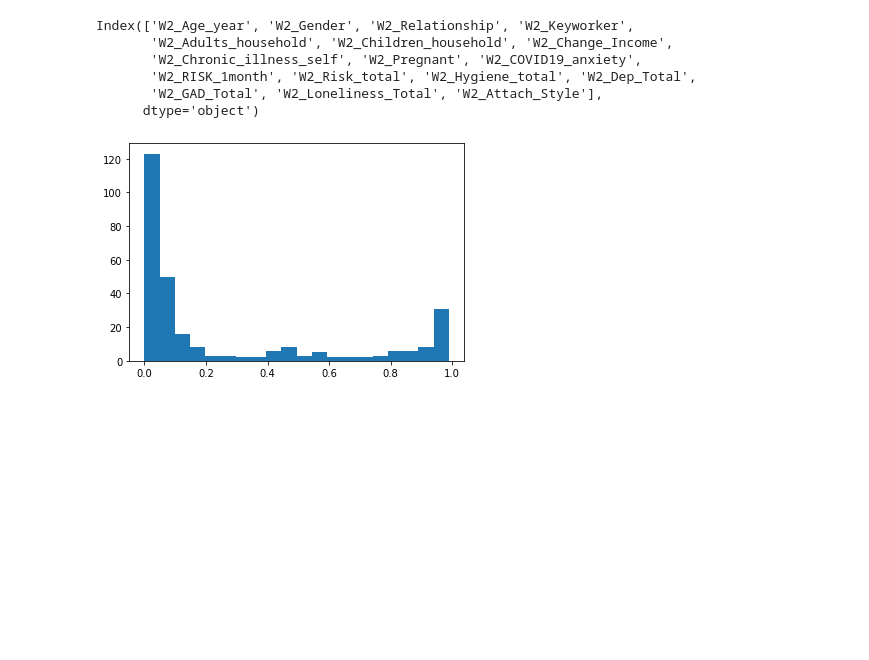
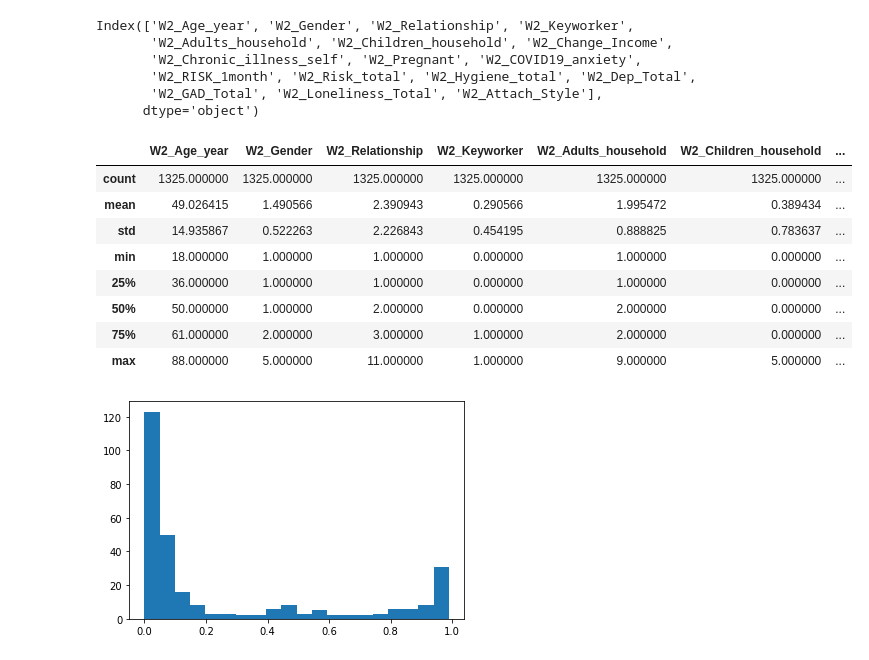
Before and after one commit to matthewvowels1/attachment_COVID, a Jupyter notebook: results_constrained_wave_2_1var_attachment_and_targeted_estimation.ipynb, the cells around one changed output. Saved outputs shown, nothing was run; the diff lists cells and outputs as text; code cells hidden in the pictures; blank space fills up the shorter version.

```diff
--- a/results_constrained_wave_2_1var_attachment_and_targeted_estimation.ipynb
+++ b/results_constrained_wave_2_1var_attachment_and_targeted_estimation.ipynb
@@ -74,33 +74,44 @@ def plot_subbgraph(G, variables, size=(10,8), subgraph_name='name', plot_adj=Fal
 
     if plot_adj:
         # to dense
         cmap = plt.get_cmap('viridis')
         cm = nx.adjacency_matrix(H).todense()
         df_cm = pd.DataFrame(cm, index=variables,
                   columns=variables)
 
         plt.figure(figsize = (23,18))
         sns.heatmap(df_cm, cmap=cmap)
         plt.xlabel('Effects')
         plt.ylabel('Causes')
         name = 'Adjacency Graph w/ Confidence Threshold: {}'.format(threshold)
         plt.title(name)
         plt.savefig('results/' + subgraph_name + '_adj.png', dpi=150)
         plt.show()
 
 
 vars_correct = ['W2_Risk_total', 'W2_Hygiene_total', 'W2_Dep_Total','W2_GAD_Total', 'W2_Loneliness_Total']
 vars_divvo = [10.0, 11.0, 9, 7, 3]
 
 for i, var in enumerate(vars_correct):
     df[var] = df[var] / vars_divvo[i]
+
+df.describe()
 # %% [output]
 Index(['W2_Age_year', 'W2_Gender', 'W2_Relationship', 'W2_Keyworker',
        'W2_Adults_household', 'W2_Children_household', 'W2_Change_Income',
        'W2_Chronic_illness_self', 'W2_Pregnant', 'W2_COVID19_anxiety',
        'W2_RISK_1month', 'W2_Risk_total', 'W2_Hygiene_total', 'W2_Dep_Total',
        'W2_GAD_Total', 'W2_Loneliness_Total', 'W2_Attach_Style'],
       dtype='object')
+|  | W2_Age_year | W2_Gender | W2_Relationship | W2_Keyworker | W2_Adults_household | W2_Children_household | ... |
+| count | 1325.000000 | 1325.000000 | 1325.000000 | 1325.000000 | 1325.000000 | 1325.000000 | ... |
+| mean | 49.026415 | 1.490566 | 2.390943 | 0.290566 | 1.995472 | 0.389434 | ... |
+| std | 14.935867 | 0.522263 | 2.226843 | 0.454195 | 0.888825 | 0.783637 | ... |
+| min | 18.000000 | 1.000000 | 1.000000 | 0.000000 | 1.000000 | 0.000000 | ... |
+| 25% | 36.000000 | 1.000000 | 1.000000 | 0.000000 | 1.000000 | 0.000000 | ... |
+| 50% | 50.000000 | 1.000000 | 2.000000 | 0.000000 | 2.000000 | 0.000000 | ... |
+| 75% | 61.000000 | 2.000000 | 3.000000 | 1.000000 | 2.000000 | 0.000000 | ... |
+| max | 88.000000 | 5.000000 | 11.000000 | 1.000000 | 9.000000 | 5.000000 | ... |
 # %%
 graph_name = 'wave_2_constrained_1var_attachment_lr_0.01_dagloss_True_dagpen_0.05_numruns_50.gml'
 graph_name_short = '.'.join(graph_name.split('.')[:-1])
```
Also changed, not shown: parts of 8 cells of this notebook, 2 other files.
